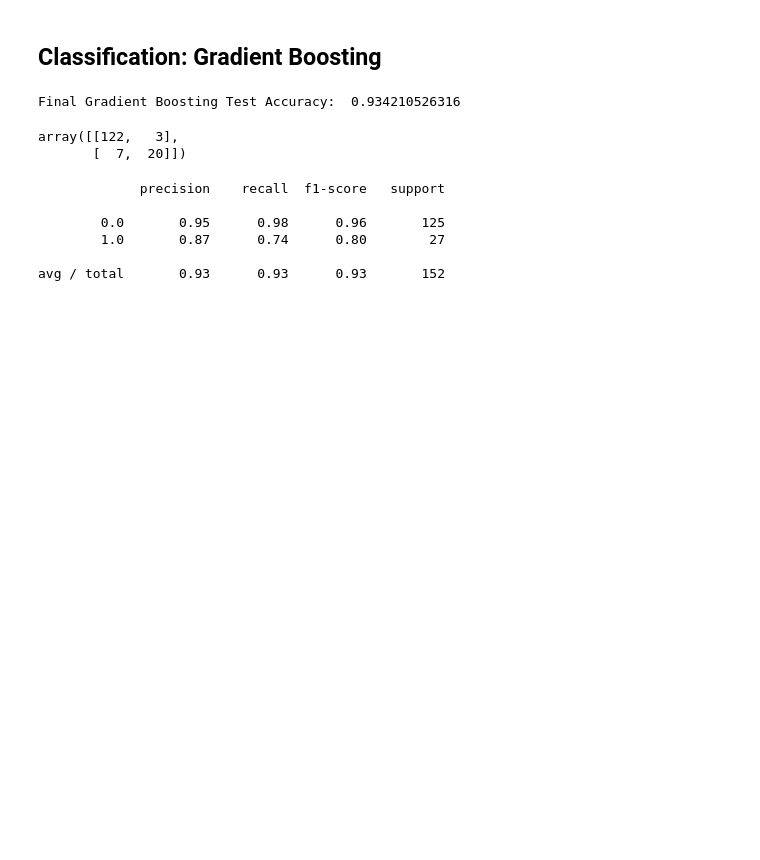
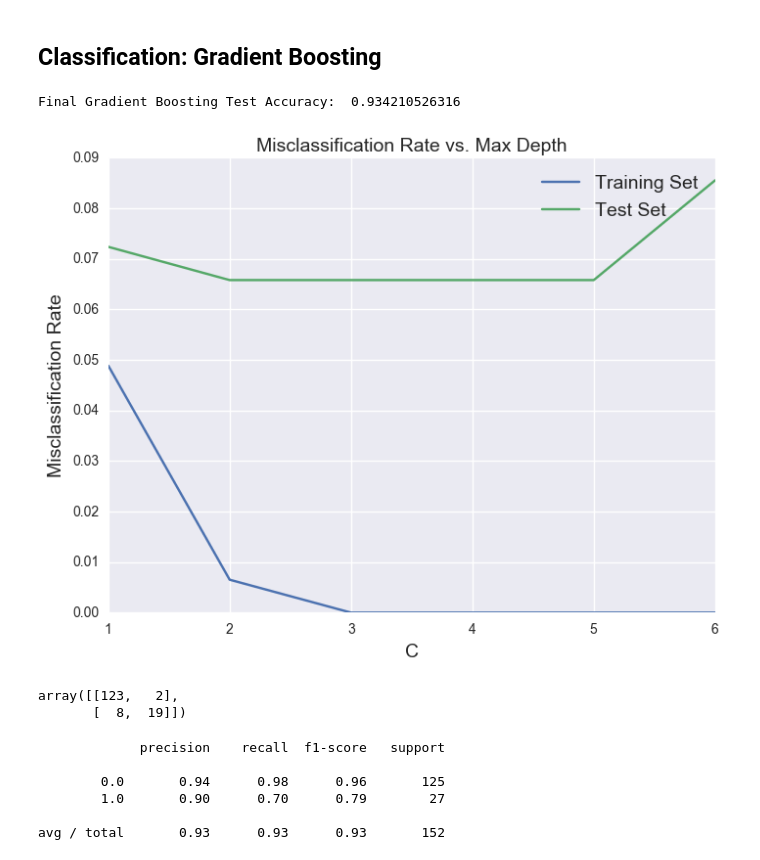
Before and after one commit to shouvikmani/Intelligent-Pothole-Detection, a Jupyter notebook: classification_road_conditions.ipynb, the cells around one changed output. Cells and saved outputs as stored; diff of their text form; code cells hidden in the pictures; blank space fills up the shorter version.

Commit message:
Added max depth changes

```diff
--- a/classification_road_conditions.ipynb
+++ b/classification_road_conditions.ipynb
@@ -298,34 +298,53 @@ avg / total       0.88      0.88      0.88       152
 # %% [markdown]
 ## Classification: Gradient Boosting
 # %%
-Cs = [1,2,3,4,5,6,7,8,9,10]
+Cs = [1,2,3,4,5,6]
 cvAccuracy = []
 trainMisclassRate = []
 testMisclassRate = []
 
+for c in Cs:
+    clf = GradientBoostingClassifier(max_depth=c)
+    scores = cross_val_score(clf, X,y, cv=5)
+    cvAccuracy.append(np.mean(scores))
+    clf.fit(X_train,y_train)
+    y_fitted = clf.predict(X_train)
+    y_pred = clf.predict(X_test)
+    trainMisclassRate.append(np.mean(y_fitted!=y_train))
+    testMisclassRate.append(np.mean(y_pred!=y_test))
+
+plt.figure(figsize=(8,6))
+plt.plot(Cs, trainMisclassRate, label="Training Set")
+plt.plot(Cs, testMisclassRate, label="Test Set")
+plt.legend(loc='upper right', fontsize=14)
+plt.title('Misclassification Rate vs. Max Depth', fontsize=14)
+plt.xlabel('C', fontsize=14)
+plt.ylabel('Misclassification Rate', fontsize=14)
+
 # Final Gradient Boosting Classifier
 X_train, X_test, y_train, y_test = train_test_split(X, y, test_size=0.33, random_state=0)
-clf = GradientBoostingClassifier()
+clf = GradientBoostingClassifier(max_depth = 4)
 clf.fit(X_train,y_train)
 y_pred = clf.predict(X_test)
 accuracy = np.mean(y_pred==y_test)
 print ("Final Gradient Boosting Test Accuracy: ", accuracy)
 # %% [output]
 Final Gradient Boosting Test Accuracy:  0.934210526316
+[figure, added]
 # %%
 e = [1,2,3]
 b = [1,2,3]
 confusion_matrix(y_test, y_pred)
 # %% [output]
-array([[122,   3],
-       [  7,  20]])
+array([[123,   2],
+       [  8,  19]])
 # %%
 a = classification_report(y_test, y_pred)
 print (a)
 # %% [output]
              precision    recall  f1-score   support
 
-        0.0       0.95      0.98      0.96       125
-        1.0       0.87      0.74      0.80        27
+        0.0       0.94      0.98      0.96       125
+        1.0       0.90      0.70      0.79        27
 
 avg / total       0.93      0.93      0.93       152
```
